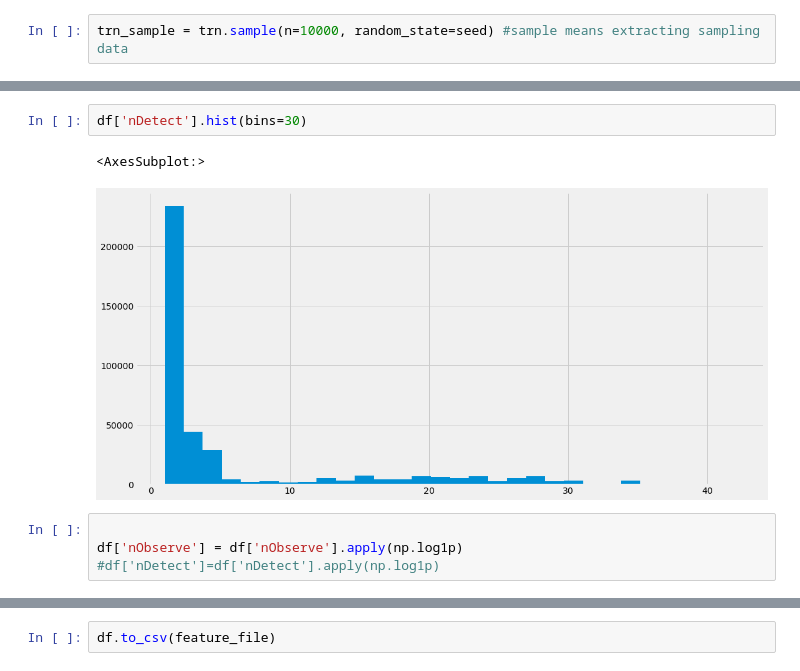
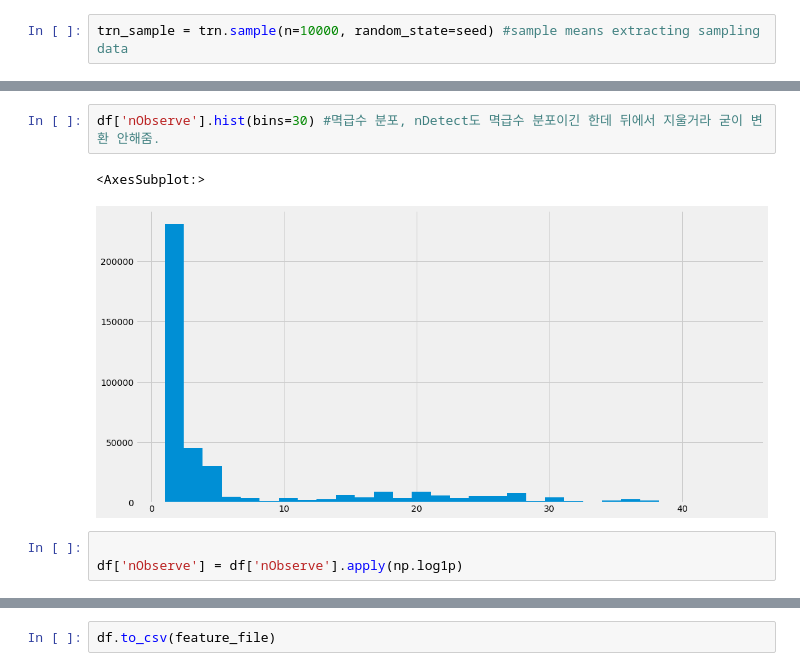
Before and after one commit to cksgnlcjswo/dku_dacon, a Jupyter notebook: EDA(pandas).ipynb, the cells around one changed output, grey strips where cells are left out. Saved outputs shown, nothing was run; the diff lists cells and outputs as text.

```diff
--- a/EDA(pandas).ipynb
+++ b/EDA(pandas).ipynb
@@ -270,12 +208,11 @@ df.tail()
 | 399997 | 19.3991 | 18.2411 | 18.1605 | 18.1978 | 18.2018 | -0.0008 | 18.9136 | 17.8753 | 17.9047 | 18.0043 | 18.0400 | ... |
 | 399998 | 18.8997 | 17.6009 | 17.1329 | 16.8223 | 16.5946 | 0.0428 | 18.7715 | 17.4880 | 17.0557 | 16.7660 | 16.5585 | ... |
 | 399999 | 20.7587 | 20.4252 | 20.5362 | 20.7729 | 20.9698 | 0.0003 | 20.4958 | 20.2181 | 20.3939 | 20.6696 | 20.9085 | ... |
-# %%
-df['nDetect'].hist(bins=30)
-# %% [output]
-<AxesSubplot:>
-[figure, removed]
+# %%
+df['nObserve'].hist(bins=30) #멱급수 분포, nDetect도 멱급수 분포이긴 한데 뒤에서 지울거라 굳이 변환 안해줌.
+# %% [output]
+<AxesSubplot:>
+[figure, added]
 # %%
 
 df['nObserve'] = df['nObserve'].apply(np.log1p)
-#df['nDetect']=df['nDetect'].apply(np.log1p)
```
Also changed, not shown: parts of 40 cells of this notebook.
